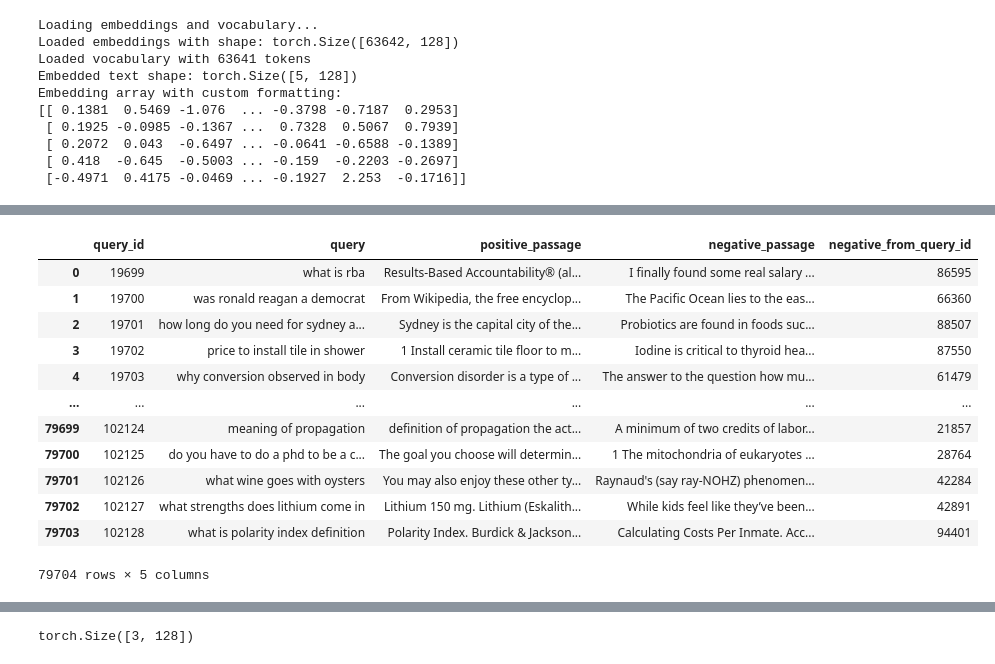
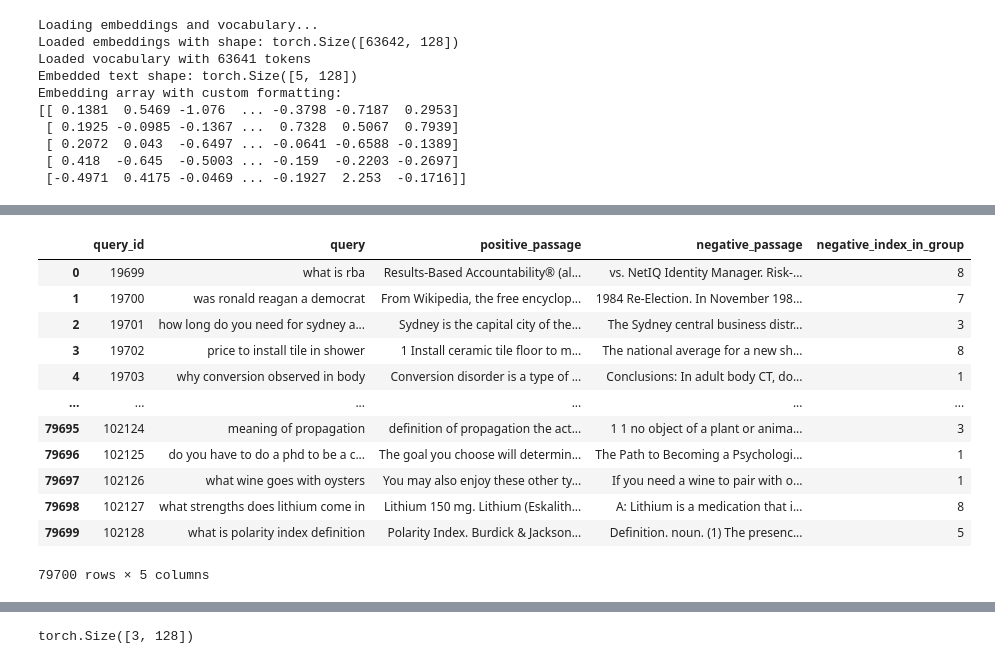
Before and after one commit to NnamdiOdozi/MLX_Week2, a Jupyter notebook: main.ipynb, the cells around one changed output, grey strips where cells are left out. Drawn from its saved outputs; the diff is of its cells as text; code cells hidden in the pictures.

```diff
--- a/main.ipynb
+++ b/main.ipynb
@@ -50,16 +72,16 @@ df2  = pd.DataFrame(ds2['train'])
 # %%
-df1
+df2
 # %% [output]
-|  | query_id | query | positive_passage | negative_passage | negative_from_query_id |
-| 0 | 19699 | what is rba | Results-Based Accountability® (al... | I finally found some real salary ... | 86595 |
-| 1 | 19700 | was ronald reagan a democrat | From Wikipedia, the free encyclop... | The Pacific Ocean lies to the eas... | 66360 |
-| 2 | 19701 | how long do you need for sydney a... | Sydney is the capital city of the... | Probiotics are found in foods suc... | 88507 |
-| 3 | 19702 | price to install tile in shower | 1 Install ceramic tile floor to m... | Iodine is critical to thyroid hea... | 87550 |
-| 4 | 19703 | why conversion observed in body | Conversion disorder is a type of ... | The answer to the question how mu... | 61479 |
+|  | query_id | query | positive_passage | negative_passage | negative_index_in_group |
+| 0 | 19699 | what is rba | Results-Based Accountability® (al... | vs. NetIQ Identity Manager. Risk-... | 8 |
+| 1 | 19700 | was ronald reagan a democrat | From Wikipedia, the free encyclop... | 1984 Re-Election. In November 198... | 7 |
+| 2 | 19701 | how long do you need for sydney a... | Sydney is the capital city of the... | The Sydney central business distr... | 3 |
+| 3 | 19702 | price to install tile in shower | 1 Install ceramic tile floor to m... | The national average for a new sh... | 8 |
+| 4 | 19703 | why conversion observed in body | Conversion disorder is a type of ... | Conclusions: In adult body CT, do... | 1 |
 | ... | ... | ... | ... | ... | ... |
-| 79699 | 102124 | meaning of propagation | definition of propagation the act... | A minimum of two credits of labor... | 21857 |
-| 79700 | 102125 | do you have to do a phd to be a c... | The goal you choose will determin... | 1 The mitochondria of eukaryotes ... | 28764 |
-| 79701 | 102126 | what wine goes with oysters | You may also enjoy these other ty... | Raynaud's (say ray-NOHZ) phenomen... | 42284 |
-| 79702 | 102127 | what strengths does lithium come in | Lithium 150 mg. Lithium (Eskalith... | While kids feel like they’ve been... | 42891 |
-| 79703 | 102128 | what is polarity index definition | Polarity Index. Burdick & Jackson... | Calculating Costs Per Inmate. Acc... | 94401 |
+| 79695 | 102124 | meaning of propagation | definition of propagation the act... | 1 1 no object of a plant or anima... | 3 |
+| 79696 | 102125 | do you have to do a phd to be a c... | The goal you choose will determin... | The Path to Becoming a Psychologi... | 1 |
+| 79697 | 102126 | what wine goes with oysters | You may also enjoy these other ty... | If you need a wine to pair with o... | 1 |
+| 79698 | 102127 | what strengths does lithium come in | Lithium 150 mg. Lithium (Eskalith... | A: Lithium is a medication that i... | 8 |
+| 79699 | 102128 | what is polarity index definition | Polarity Index. Burdick & Jackson... | Definition. noun. (1) The presenc... | 5 |
-79704 rows × 5 columns
+79700 rows × 5 columns
```
Also changed, not shown: parts of 7 cells of this notebook, 2 other files.
